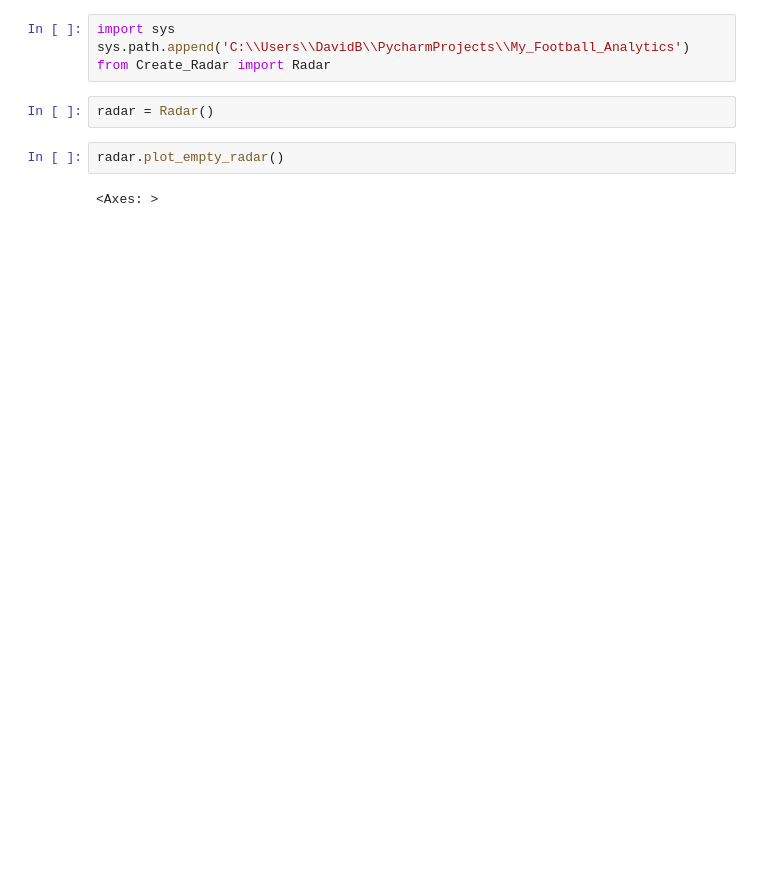
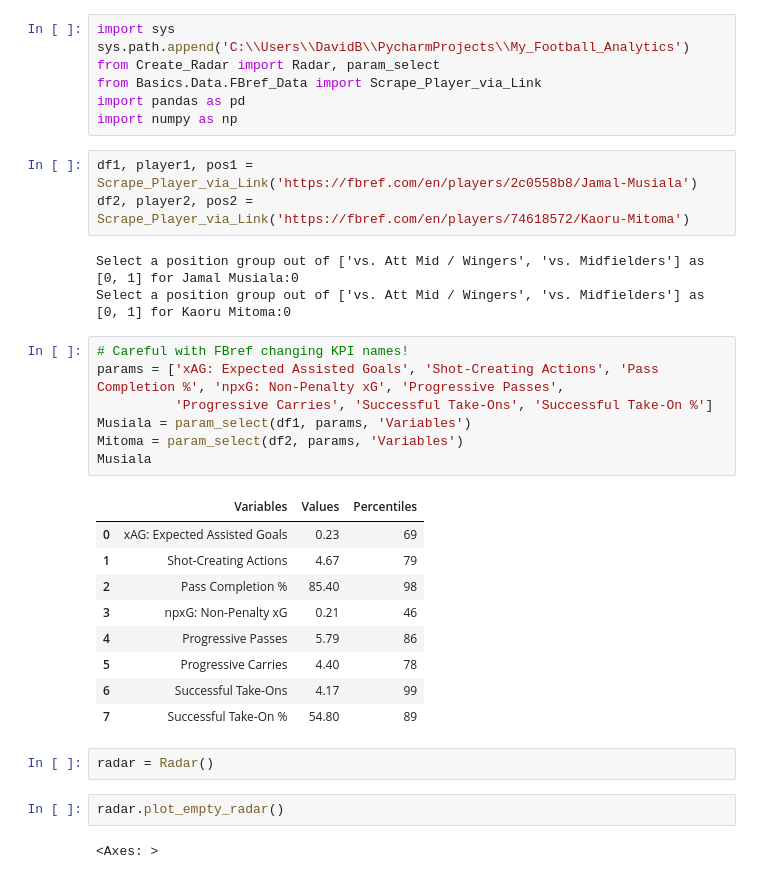
Before and after one commit to DavidB1999/My_Football_Analytics, a Jupyter notebook: Radar Charts/TestRadar.ipynb, the cells around one changed output. Cells and saved outputs as stored; diff of their text form; blank space fills up the shorter version.

```diff
--- a/Radar Charts/TestRadar.ipynb
+++ b/Radar Charts/TestRadar.ipynb
@@ -1,7 +1,33 @@
 # %%
 import sys
 sys.path.append('C:\\Users\\DavidB\\PycharmProjects\\My_Football_Analytics')
-from Create_Radar import Radar
+from Create_Radar import Radar, param_select
+from Basics.Data.FBref_Data import Scrape_Player_via_Link
+import pandas as pd
+import numpy as np
+# %%
+df1, player1, pos1 = Scrape_Player_via_Link('https://fbref.com/en/players/2c0558b8/Jamal-Musiala')
+df2, player2, pos2 = Scrape_Player_via_Link('https://fbref.com/en/players/74618572/Kaoru-Mitoma')
+# %% [output]
+Select a position group out of ['vs. Att Mid / Wingers', 'vs. Midfielders'] as [0, 1] for Jamal Musiala:0
+Select a position group out of ['vs. Att Mid / Wingers', 'vs. Midfielders'] as [0, 1] for Kaoru Mitoma:0
+# %%
+# Careful with FBref changing KPI names!
+params = ['xAG: Expected Assisted Goals', 'Shot-Creating Actions', 'Pass Completion %', 'npxG: Non-Penalty xG', 'Progressive Passes',
+          'Progressive Carries', 'Successful Take-Ons', 'Successful Take-On %']
+Musiala = param_select(df1, params, 'Variables')
+Mitoma = param_select(df2, params, 'Variables')
+Musiala
+# %% [output]
+|  | Variables | Values | Percentiles |
+| 0 | xAG: Expected Assisted Goals | 0.23 | 69 |
+| 1 | Shot-Creating Actions | 4.67 | 79 |
+| 2 | Pass Completion % | 85.40 | 98 |
+| 3 | npxG: Non-Penalty xG | 0.21 | 46 |
+| 4 | Progressive Passes | 5.79 | 86 |
+| 5 | Progressive Carries | 4.40 | 78 |
+| 6 | Successful Take-Ons | 4.17 | 99 |
+| 7 | Successful Take-On % | 54.80 | 89 |
 # %%
 radar = Radar()
 # %%
```
Also changed, not shown: parts of 4 cells of this notebook, 4 other files.
